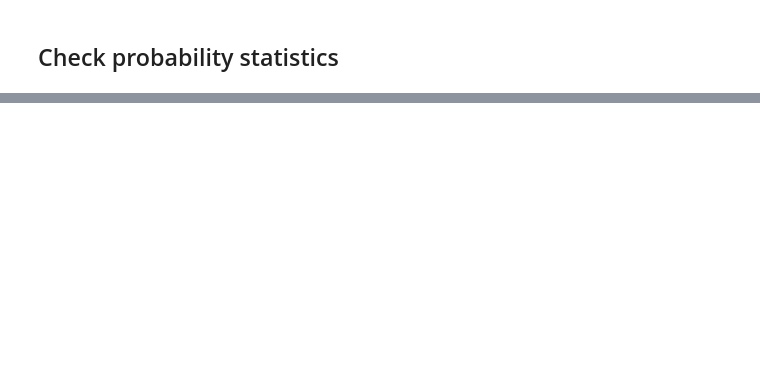
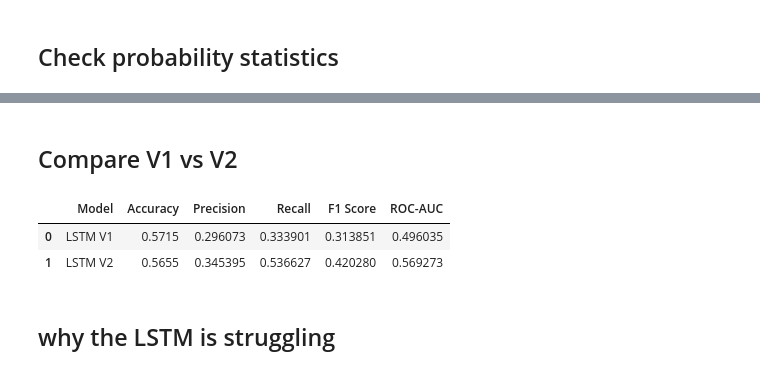
Before and after one commit to AZ07-coder/Student-Learning-Digital-Twin, a Jupyter notebook: 07_model_evaluation.ipynb, the cells around one changed output, grey strips where cells are left out. Drawn from its saved outputs; the diff is of its cells as text; code cells hidden in the pictures; blank space fills up the shorter version.

Commit message:
Update_Model_evaluation

```diff
--- a/07_model_evaluation.ipynb
+++ b/07_model_evaluation.ipynb
@@ -1322,0 +2000,42 @@ dtype: float64
+# %% [markdown]
+## Compare V1 vs V2
+# %%
+comparison = pd.DataFrame({
+    "Model": [
+        "LSTM V1",
+        "LSTM V2"
+    ],
+
+    "Accuracy": [
+        0.5715,
+        accuracy_v2
+    ],
+
+    "Precision": [
+        0.296073,
+        precision_v2
+    ],
+
+    "Recall": [
+        0.333901,
+        recall_v2
+    ],
+
+    "F1 Score": [
+        0.313851,
+        f1_v2
+    ],
+
+    "ROC-AUC": [
+        0.496035,
+        roc_auc_v2
+    ]
+})
+
+comparison
+# %% [output]
+|  | Model | Accuracy | Precision | Recall | F1 Score | ROC-AUC |
+| 0 | LSTM V1 | 0.5715 | 0.296073 | 0.333901 | 0.313851 | 0.496035 |
+| 1 | LSTM V2 | 0.5655 | 0.345395 | 0.536627 | 0.420280 | 0.569273 |
+# %% [markdown]
+## why the LSTM is struggling
```
Also changed, not shown: parts of 54 cells of this notebook.
